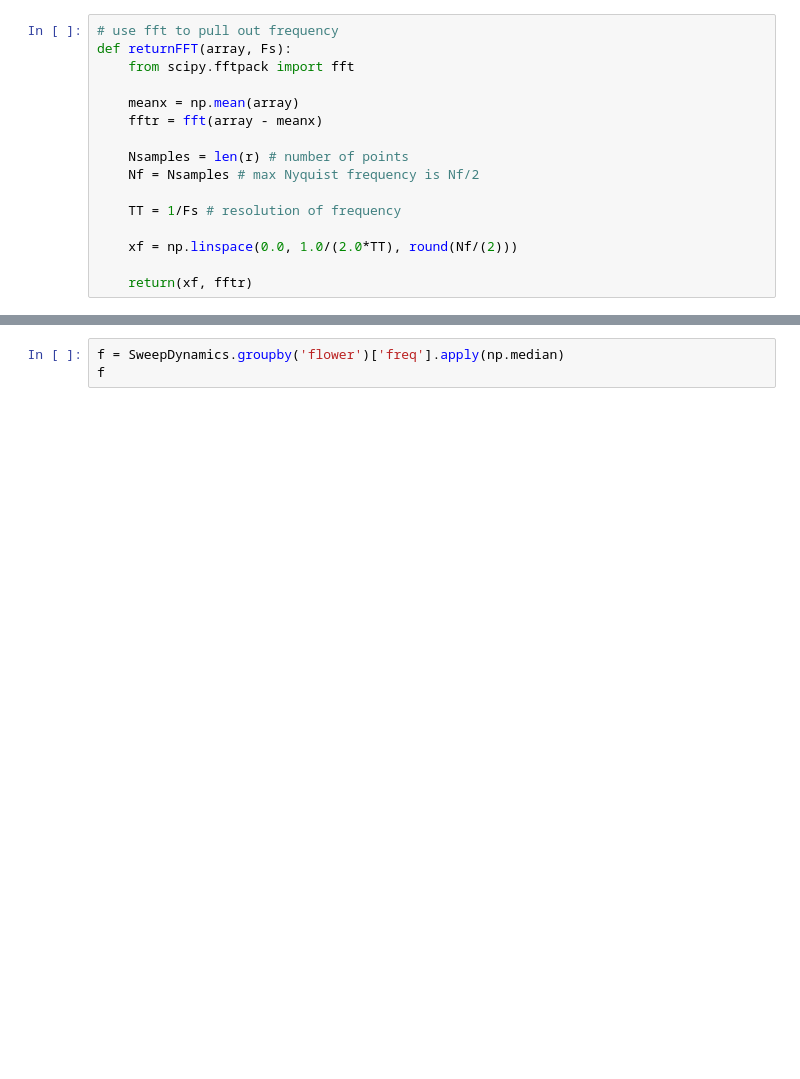
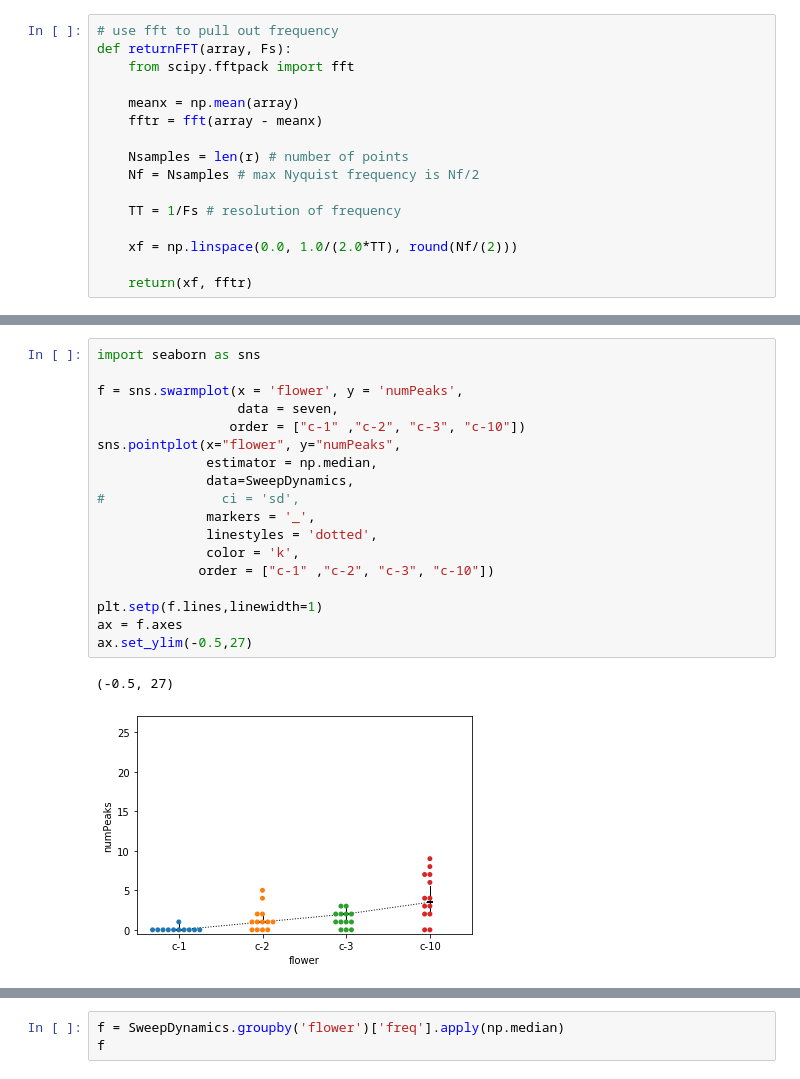
Before and after one commit to TanviDeora/ProboscisTracking, a Jupyter notebook: PaperPinelineCodes/4-Rhythmicity in sweeps.ipynb, the cells around one changed output, grey strips where cells are left out. Cells and saved outputs as stored; diff of their text form; blank space fills up the shorter version.

```diff
--- a/PaperPinelineCodes/4-Rhythmicity in sweeps.ipynb
+++ b/PaperPinelineCodes/4-Rhythmicity in sweeps.ipynb
@@ -110,0 +132,21 @@ ax.set_ylim(-5,40)
+# %%
+import seaborn as sns
+
+f = sns.swarmplot(x = 'flower', y = 'numPeaks',
+                  data = seven,
+                 order = ["c-1" ,"c-2", "c-3", "c-10"])
+sns.pointplot(x="flower", y="numPeaks",
+              estimator = np.median,
+              data=SweepDynamics,
+#               ci = 'sd',
+              markers = '_',
+              linestyles = 'dotted',
+              color = 'k',
+             order = ["c-1" ,"c-2", "c-3", "c-10"])
+
+plt.setp(f.lines,linewidth=1)
+ax = f.axes
+ax.set_ylim(-0.5,27)
+# %% [output]
+(-0.5, 27)
+[figure, added]
```
Also changed, not shown: parts of 17 cells of this notebook, 14 other files.
